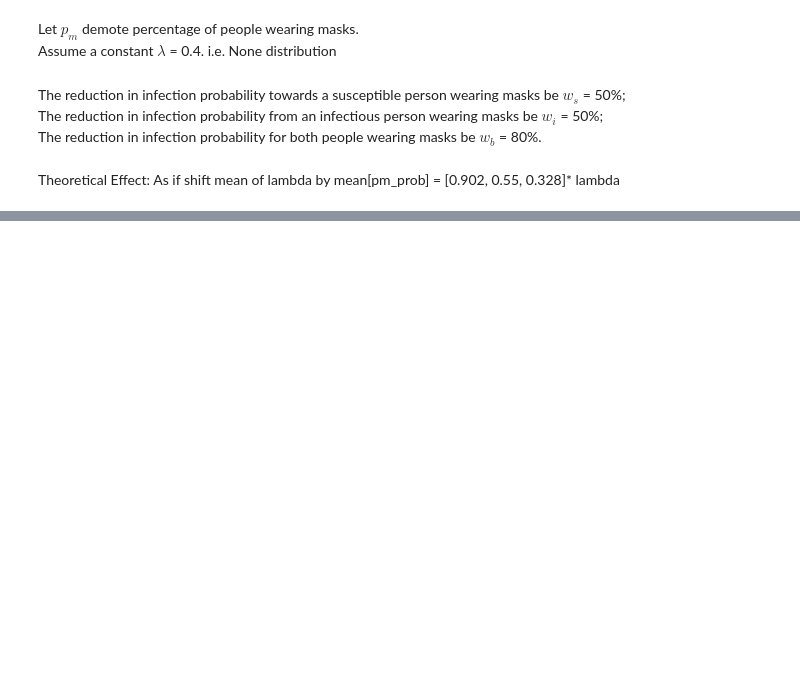
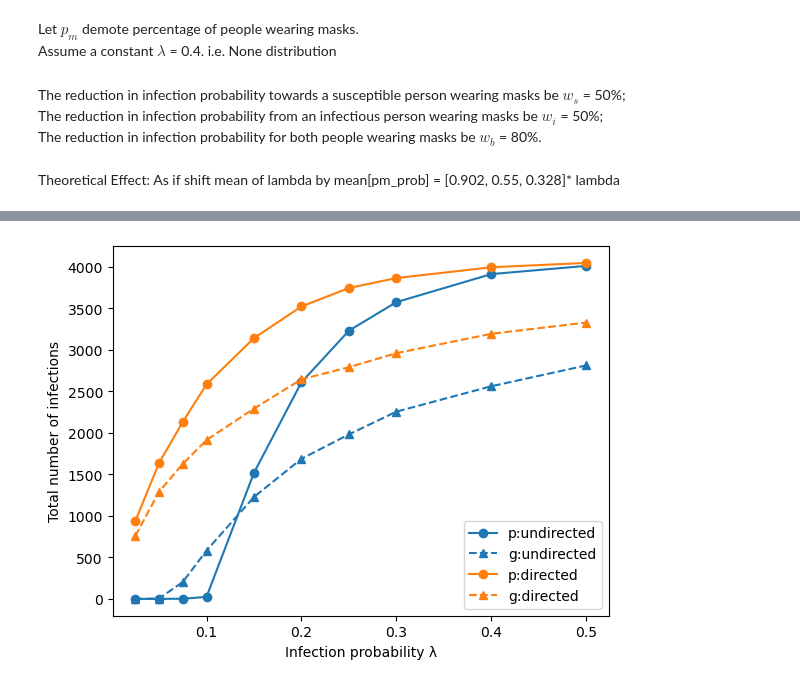
Before and after one commit to SunnyRT/SF5_network_analysis, a Jupyter notebook: experiments2.ipynb, the cells around one changed output, grey strips where cells are left out. Saved outputs shown, nothing was run; the diff lists cells and outputs as text; code cells hidden in the pictures; blank space fills up the shorter version.

```diff
--- a/experiments2.ipynb
+++ b/experiments2.ipynb
@@ -47,8 +54,10 @@ edge_ls_g = network_g.edge_list()
 # %% [markdown]
 Set up disease parameters.
 # %%
-lambda_means = np.array([0.01, 0.02, 0.03, 0.04, 0.05, 0.075, 0.1, 0.15, 0.2, 0.25])
-dists = [None, "uniform", "normal", "exponential"]
+# lambda_means = np.array([0.01, 0.02, 0.03, 0.04, 0.05, 0.075, 0.1, 0.15, 0.2, 0.25])
+lambda_means = np.array([0.025, 0.05, 0.075, 0.1, 0.15, 0.2, 0.25, 0.3, 0.4, 0.5])
+# dists = [None, "uniform", "normal", "exponential"]
+dists = [None, "normal"]
 # %% [markdown]
 # Distributions of $\lambda_i$ for individual nodes
 # %% [markdown]
@@ -387,0 +719,22 @@ plt.show()
+# %%
+c_p_undirec0=[1.32096338e+00, 1.97763578e+00, 3.41779307e+00, 2.60877365e+01,
+     1.51972450e+03, 2.60895970e+03, 3.22958589e+03, 3.57318186e+03,
+     3.91059499e+03, 4.00922856e+03]
+
+c_g_undirec0=[1.44433522e+00, 5.56770705e+00, 2.04965594e+02, 5.83690096e+02,
+     1.22816638e+03, 1.68740845e+03, 1.98114500e+03, 2.25508995e+03,
+     2.56103195e+03, 2.81116319e+03]
+
+c_p_direc0 = [938.0, 1637.0, 2132.0, 2584.0, 3140.0, 3521.0, 3743.0, 3863.0, 3993.0, 4045.0]
+c_g_direc0 = [759.0, 1291.0, 1626.0, 1914.0, 2292.0, 2644.0, 2790.0, 2959.0, 3192.0, 3327.0]
+# %%
+plt.plot(lambda_means, c_p_undirec0, 'o-', color = 'tab:blue', label='p:undirected')
+plt.plot(lambda_means, c_g_undirec0, '^--', color = 'tab:blue', label='g:undirected')
+plt.plot(lambda_means, c_p_direc0, 'o-', color = 'tab:orange', label='p:directed')
+plt.plot(lambda_means, c_g_direc0, '^--', color = 'tab:orange', label='g:directed')
+plt.xlabel("Infection probability λ")
+plt.ylabel("Total number of infections")
+plt.legend()
+plt.show()
+# %% [output]
+[figure, added]
```
Also changed, not shown: parts of 44 cells of this notebook, 7 other files.
